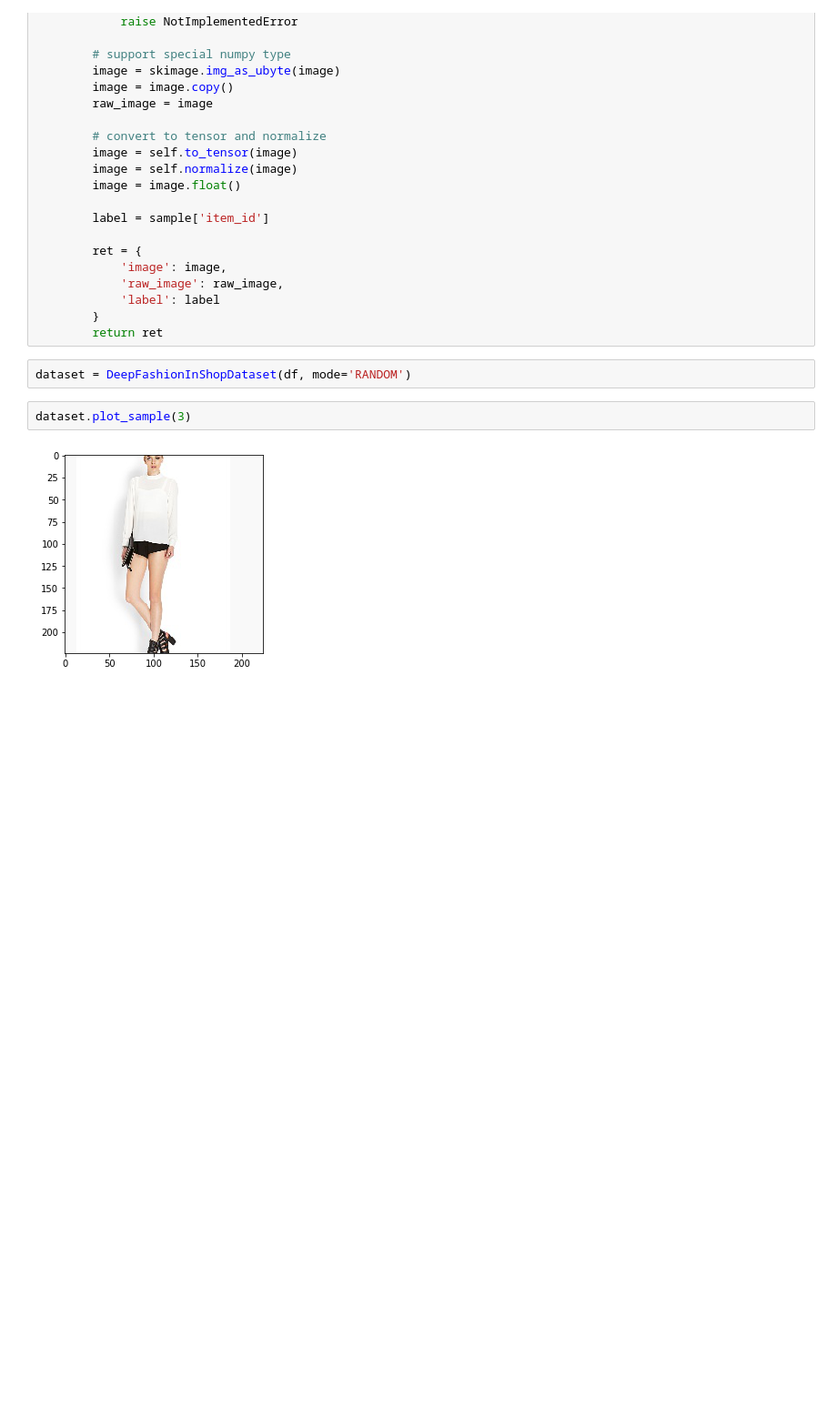
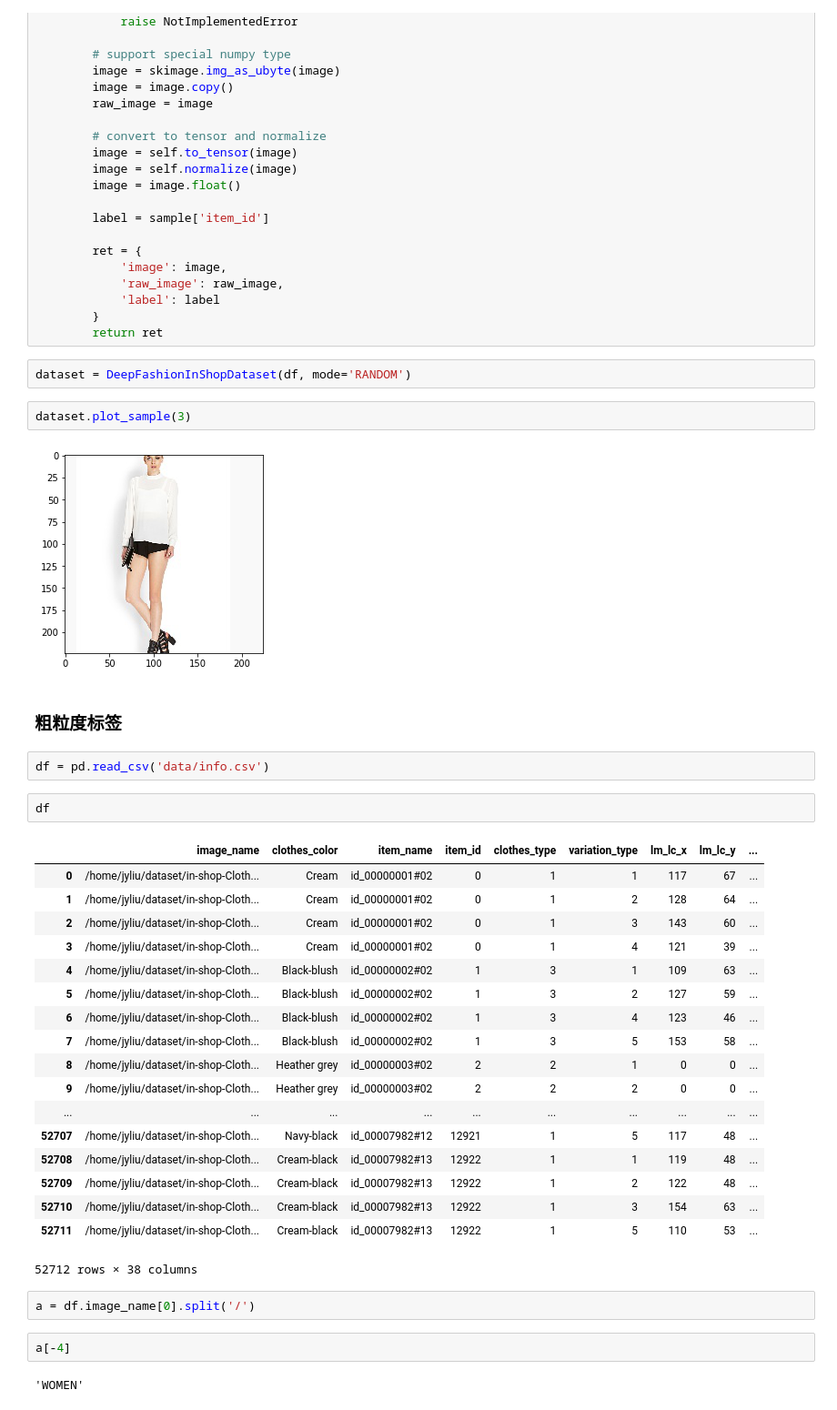
Before and after one commit to fdjingyuan/virtual-try-on, a Jupyter notebook: inshop.ipynb, the cells around one changed output. Shown: that part at 91% size. Drawn from its saved outputs; the diff is of its cells as text; blank space fills up the shorter version.

```diff
--- a/inshop.ipynb
+++ b/inshop.ipynb
@@ -362,3 +358,34 @@ dataset = DeepFashionInShopDataset(df, mode='RANDOM')
 dataset.plot_sample(3)
 # %% [output]
 [figure]
+# %% [markdown]
+### 粗粒度标签
+# %%
+df = pd.read_csv('data/info.csv')
+# %%
+df
+# %% [output]
+|  | image_name | clothes_color | item_name | item_id | clothes_type | variation_type | lm_lc_x | lm_lc_y | ... |
+| 0 | /home/jyliu/dataset/in-shop-Cloth... | Cream | id_00000001#02 | 0 | 1 | 1 | 117 | 67 | ... |
+| 1 | /home/jyliu/dataset/in-shop-Cloth... | Cream | id_00000001#02 | 0 | 1 | 2 | 128 | 64 | ... |
+| 2 | /home/jyliu/dataset/in-shop-Cloth... | Cream | id_00000001#02 | 0 | 1 | 3 | 143 | 60 | ... |
+| 3 | /home/jyliu/dataset/in-shop-Cloth... | Cream | id_00000001#02 | 0 | 1 | 4 | 121 | 39 | ... |
+| 4 | /home/jyliu/dataset/in-shop-Cloth... | Black-blush | id_00000002#02 | 1 | 3 | 1 | 109 | 63 | ... |
+| 5 | /home/jyliu/dataset/in-shop-Cloth... | Black-blush | id_00000002#02 | 1 | 3 | 2 | 127 | 59 | ... |
+| 6 | /home/jyliu/dataset/in-shop-Cloth... | Black-blush | id_00000002#02 | 1 | 3 | 4 | 123 | 46 | ... |
+| 7 | /home/jyliu/dataset/in-shop-Cloth... | Black-blush | id_00000002#02 | 1 | 3 | 5 | 153 | 58 | ... |
+| 8 | /home/jyliu/dataset/in-shop-Cloth... | Heather grey | id_00000003#02 | 2 | 2 | 1 | 0 | 0 | ... |
+| 9 | /home/jyliu/dataset/in-shop-Cloth... | Heather grey | id_00000003#02 | 2 | 2 | 2 | 0 | 0 | ... |
+| ... | ... | ... | ... | ... | ... | ... | ... | ... | ... |
+| 52707 | /home/jyliu/dataset/in-shop-Cloth... | Navy-black | id_00007982#12 | 12921 | 1 | 5 | 117 | 48 | ... |
+| 52708 | /home/jyliu/dataset/in-shop-Cloth... | Cream-black | id_00007982#13 | 12922 | 1 | 1 | 119 | 48 | ... |
+| 52709 | /home/jyliu/dataset/in-shop-Cloth... | Cream-black | id_00007982#13 | 12922 | 1 | 2 | 122 | 48 | ... |
+| 52710 | /home/jyliu/dataset/in-shop-Cloth... | Cream-black | id_00007982#13 | 12922 | 1 | 3 | 154 | 63 | ... |
+| 52711 | /home/jyliu/dataset/in-shop-Cloth... | Cream-black | id_00007982#13 | 12922 | 1 | 5 | 110 | 53 | ... |
+52712 rows × 38 columns
+# %%
+a = df.image_name[0].split('/')
+# %%
+a[-4]
+# %% [output]
+'WOMEN'
```
Also changed, not shown: parts of 5 cells of this notebook, 4 other files.
